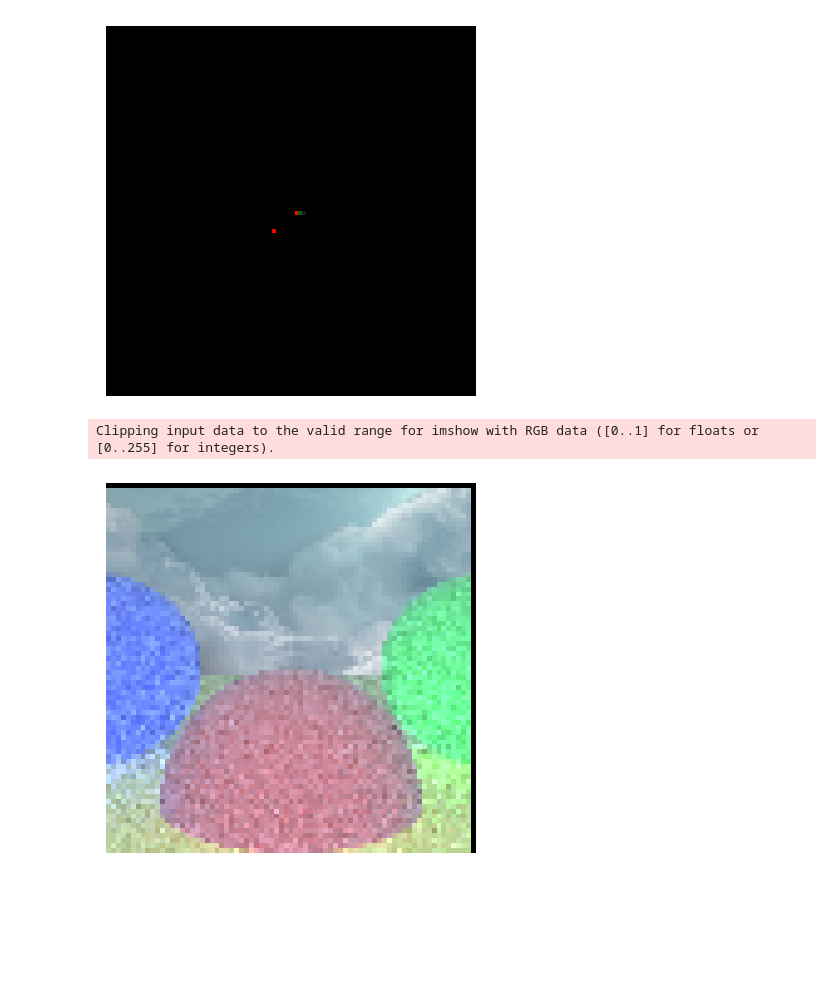
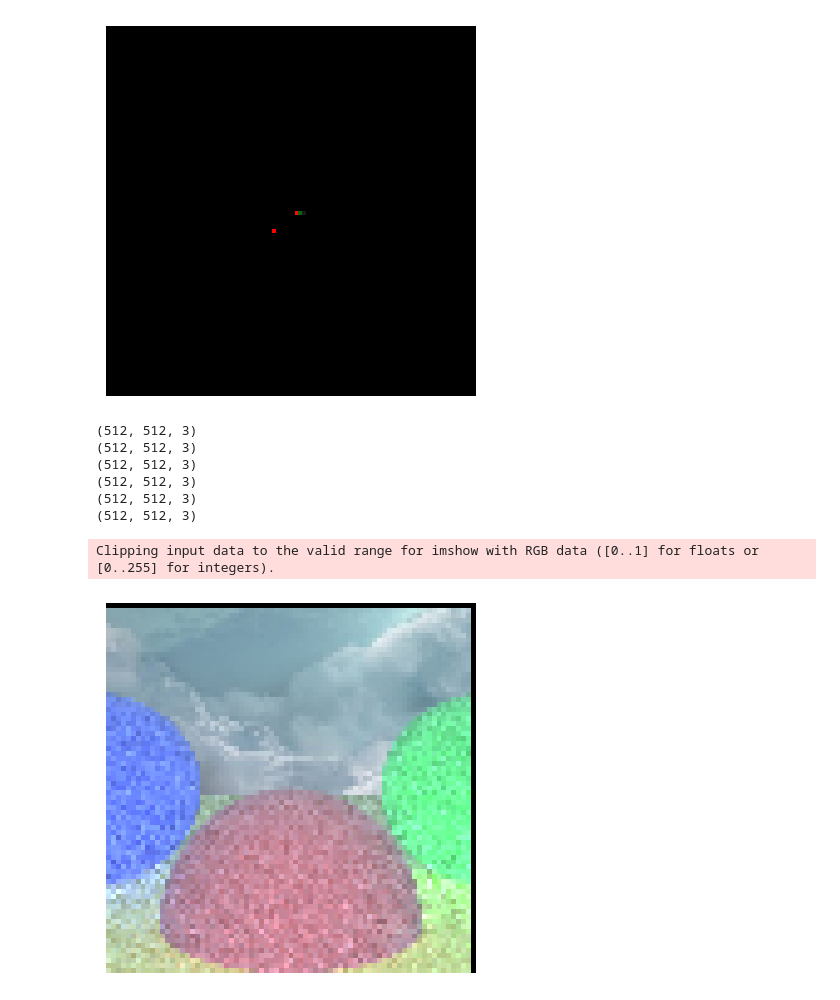
Before and after one commit to lunaluxie/Python-Raytracing, a Jupyter notebook: raytracing.ipynb, the cells around one changed output. Cells and saved outputs as stored; diff of their text form; code cells hidden in the pictures; blank space fills up the shorter version.

```diff
--- a/raytracing.ipynb
+++ b/raytracing.ipynb
@@ -209,6 +209,9 @@ class SkyBox():
                 self.image[face_width:2*face_width, 3*face_width:4*face_width], # NEGATIVE Z
                 ]
 
+        for image in images:
+            print(image.shape)
+
         self.images = images
         return self.images
 
@@ -276,6 +279,8 @@ class SkyBox():
     def get_color(self, P):
         x,y, index = self.sphere2pixel(P)
         return self.images[index][x,y]
+
+
 
 
 class Integrator():
@@ -410,32 +415,38 @@ class Scene():
                     color += self.trace_ray(ray, self.objects, self.lights)
 
                 color /= n_samples
 
                 self.camera.canvas.write_pixel(x,y, color)
 
 
         return self.camera.canvas
 
 
 alpha = 0.1
 camera = Camera(resolution=(75,75), position=[0,0, 0], orientation=[[1,0,0],[0,1,0],[0,0,1]])
 spheres = [Sphere(position=(0,-1,3), radius=1,  material=PhongMaterial((255,0,0), specular=500, reflective=0, ambient=0.2)),
            Sphere(position=(-2,0,4),  radius=1, material=PhongMaterial((0,0,255), reflective=0.2, specular=500)),
            Sphere(position=(2,0,4), radius=1,   material=PhongMaterial((0,255,0), reflective=0.4)),
            Sphere(position=(0,-5001,0), radius=5000, material=PhongMaterial((255,255,0), specular=1000)),
            ]
 
 
 
 # image = Image.open('skyboxes/image21.png')
 image = Image.open('skyboxes/miramar.jpeg')
 # image = Image.open("skyboxes/cubemaps_skybox.jpeg")
 skybox = SkyBox(image)
 
 
 lights = [PointLight(position=(0,1,0), intensity=0.8)]
 scene = Scene(camera, spheres, lights, skybox)
 scene.render().show()
 # %% [output]
-Clipping input data to the valid range for imshow with RGB data ([0..1] for floats or [0..255] for integers).
+(512, 512, 3)
+(512, 512, 3)
+(512, 512, 3)
+(512, 512, 3)
+(512, 512, 3)
+(512, 512, 3)
+Clipping input data to the valid range for imshow with RGB data ([0..1] for floats or [0..255] for integers).
-[figure, old version]
+[figure, new version]
```
Also changed, not shown: 10 other files.
